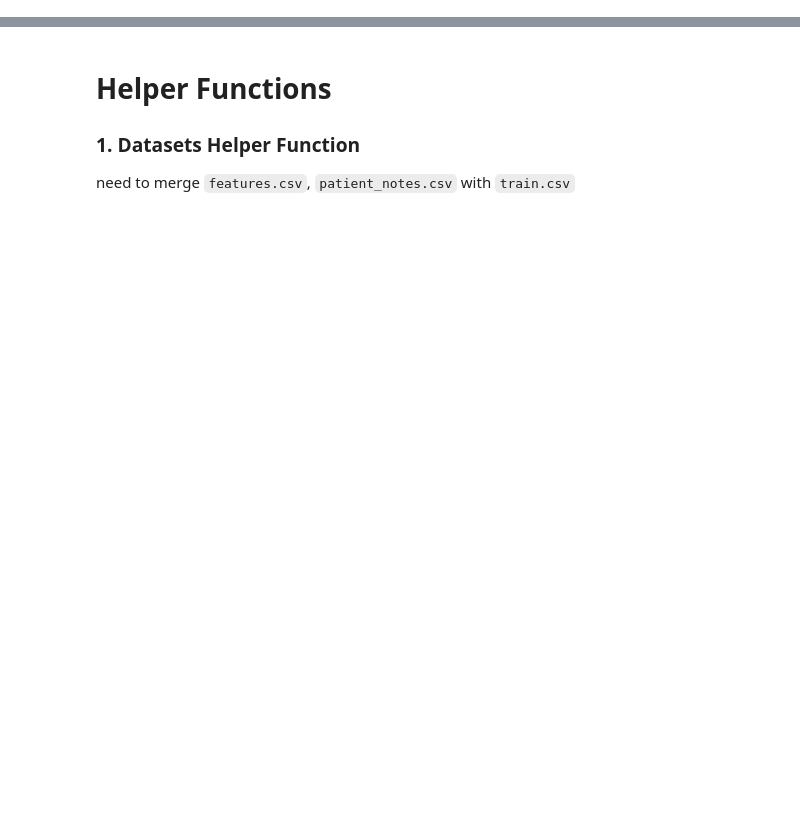
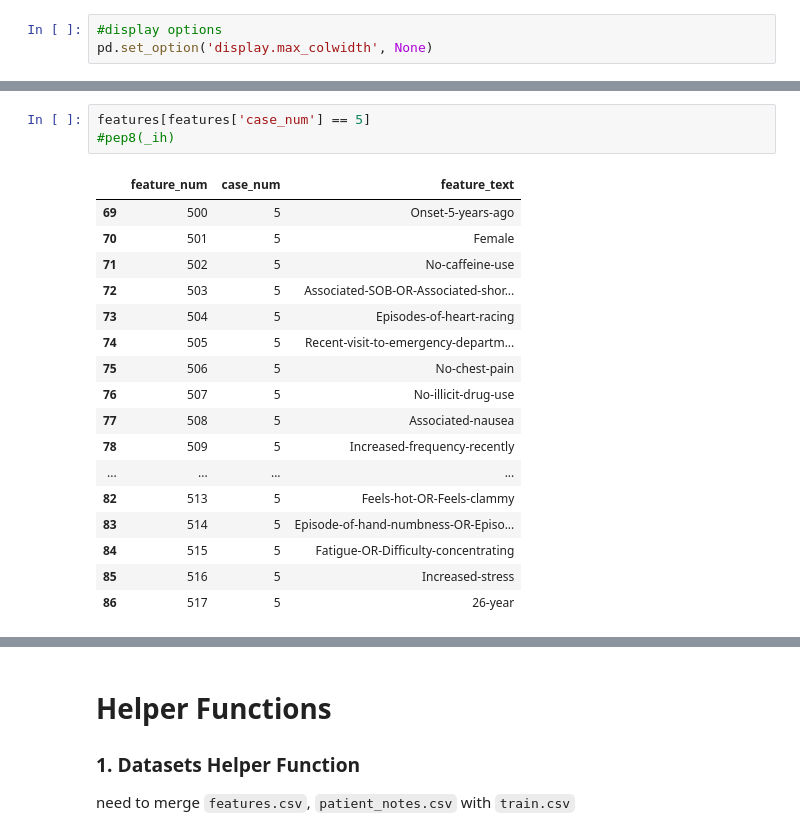
Before and after one commit to CelineMendola/kaggle-competition, a Jupyter notebook: pytorch-medical-bert-baseline-nbme.ipynb, the cells around one changed output, grey strips where cells are left out. Cells and saved outputs as stored; diff of their text form; blank space fills up the shorter version.

```diff
--- a/pytorch-medical-bert-baseline-nbme.ipynb
+++ b/pytorch-medical-bert-baseline-nbme.ipynb
@@ -0,0 +23,3 @@
+# %%
+#display options
+pd.set_option('display.max_colwidth', None)
@@ -0,0 +73,21 @@
+# %%
+features[features['case_num'] == 5]
+#pep8(_ih)
+# %% [output]
+|  | feature_num | case_num | feature_text |
+| 69 | 500 | 5 | Onset-5-years-ago |
+| 70 | 501 | 5 | Female |
+| 71 | 502 | 5 | No-caffeine-use |
+| 72 | 503 | 5 | Associated-SOB-OR-Associated-shor... |
+| 73 | 504 | 5 | Episodes-of-heart-racing |
+| 74 | 505 | 5 | Recent-visit-to-emergency-departm... |
+| 75 | 506 | 5 | No-chest-pain |
+| 76 | 507 | 5 | No-illicit-drug-use |
+| 77 | 508 | 5 | Associated-nausea |
+| 78 | 509 | 5 | Increased-frequency-recently |
+| ... | ... | ... | ... |
+| 82 | 513 | 5 | Feels-hot-OR-Feels-clammy |
+| 83 | 514 | 5 | Episode-of-hand-numbness-OR-Episo... |
+| 84 | 515 | 5 | Fatigue-OR-Difficulty-concentrating |
+| 85 | 516 | 5 | Increased-stress |
+| 86 | 517 | 5 | 26-year |
```
Also changed, not shown: parts of 36 cells of this notebook.
